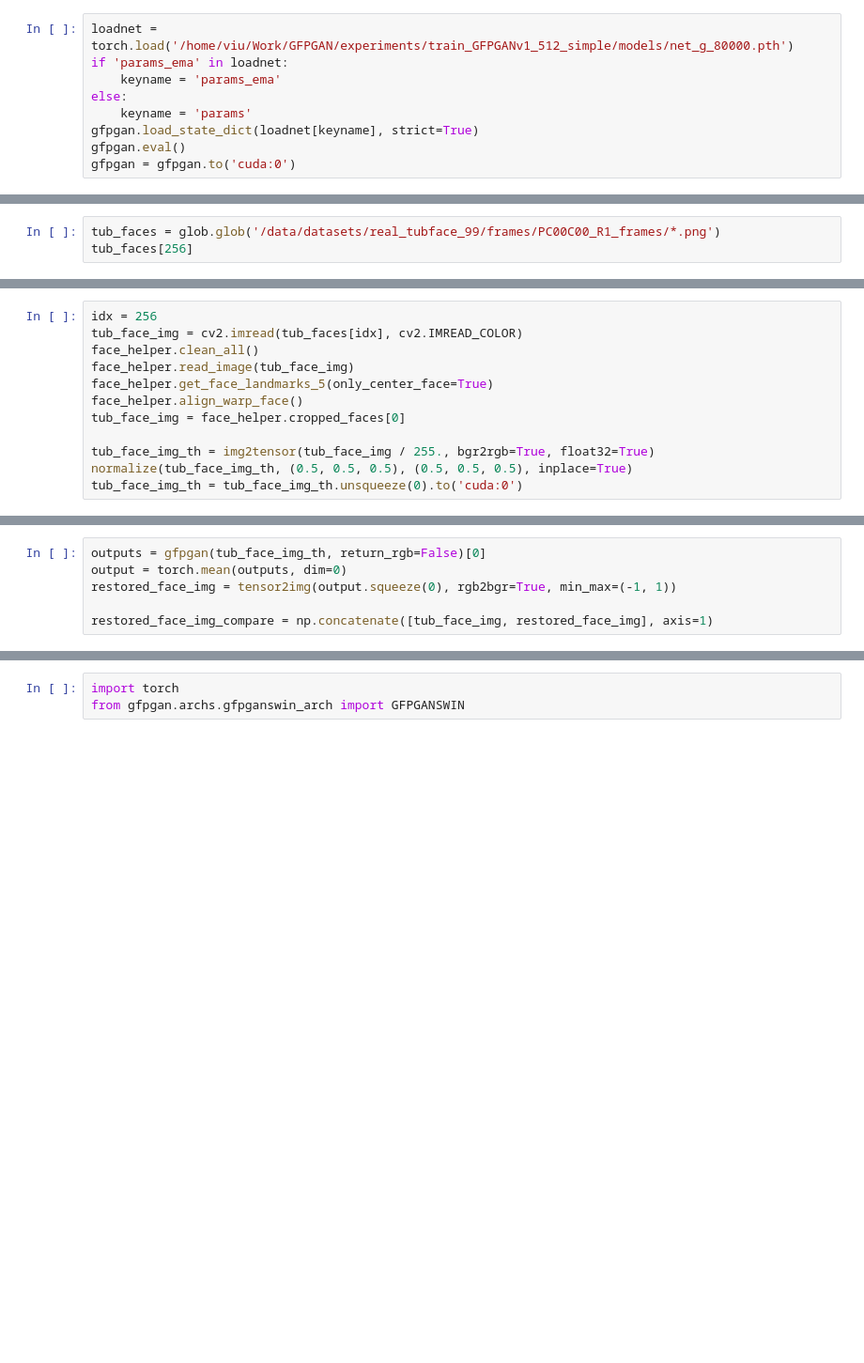
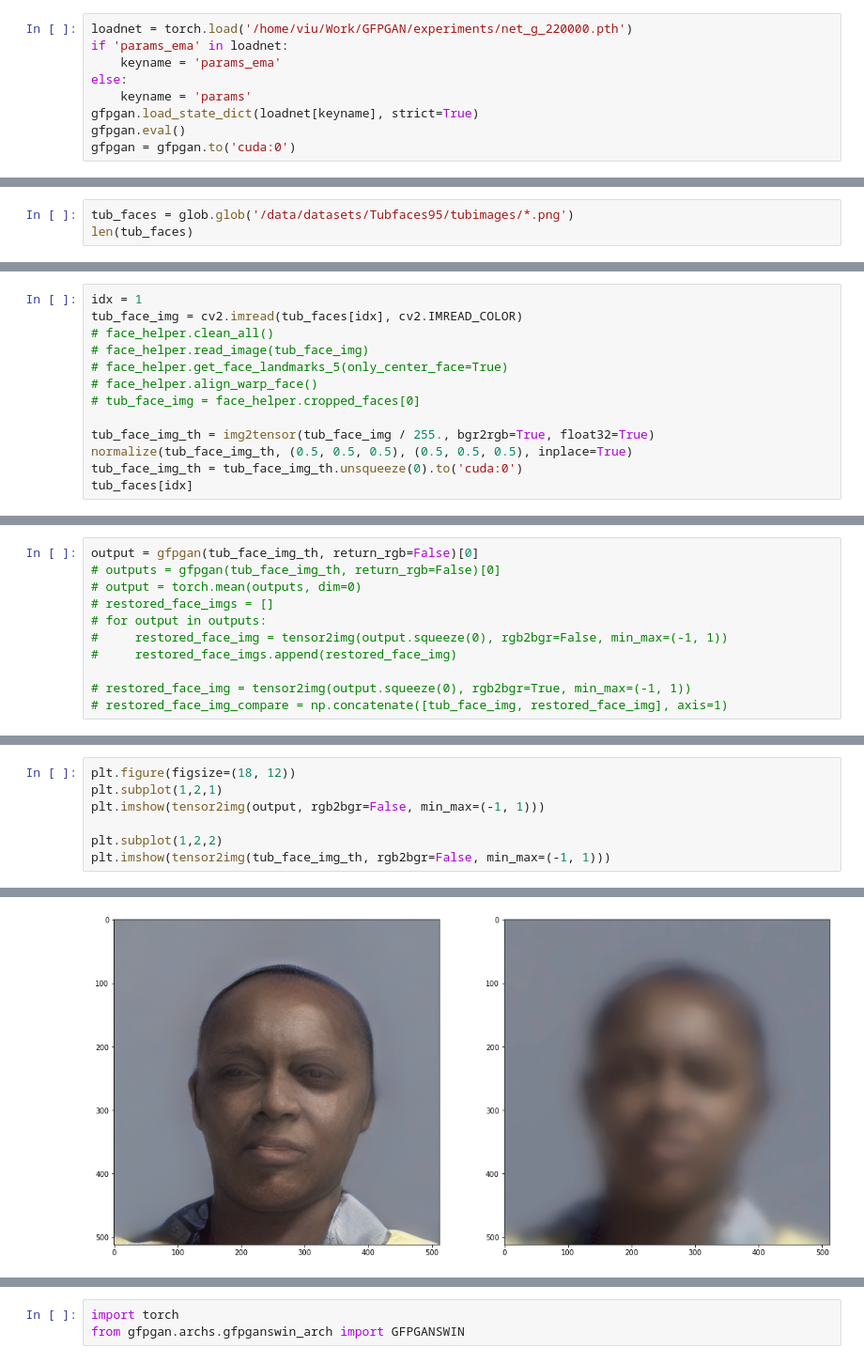
Before and after one commit to MKFMIKU/LTT-GAN, a Jupyter notebook: gfpgan/inference.ipynb, the cells around one changed output, grey strips where cells are left out. Shown at 94% size. Cells and saved outputs as stored; diff of their text form; blank space fills up the shorter version.

```diff
--- a/gfpgan/inference.ipynb
+++ b/gfpgan/inference.ipynb
@@ -49,7 +63,7 @@ GFPGANPyramid(
   )
 )
 # %%
-loadnet = torch.load('/home/viu/Work/GFPGAN/experiments/train_GFPGANv1_512_simple/models/net_g_80000.pth')
+loadnet = torch.load('/home/viu/Work/GFPGAN/experiments/net_g_220000.pth')
 if 'params_ema' in loadnet:
     keyname = 'params_ema'
 else:
@@ -71,4 +74,4 @@ face_helper = FaceRestoreHelper(
 # %%
-tub_faces = glob.glob('/data/datasets/real_tubface_99/frames/PC00C00_R1_frames/*.png')
-tub_faces[256]
+tub_faces = glob.glob('/data/datasets/Tubfaces95/tubimages/*.png')
+len(tub_faces)
 # %% [output]
@@ -76,12 +79,13 @@ tub_faces[256]
 # %%
-idx = 256
+idx = 1
 tub_face_img = cv2.imread(tub_faces[idx], cv2.IMREAD_COLOR)
-face_helper.clean_all()
-face_helper.read_image(tub_face_img)
-face_helper.get_face_landmarks_5(only_center_face=True)
-face_helper.align_warp_face()
-tub_face_img = face_helper.cropped_faces[0]
+# face_helper.clean_all()
+# face_helper.read_image(tub_face_img)
+# face_helper.get_face_landmarks_5(only_center_face=True)
+# face_helper.align_warp_face()
+# tub_face_img = face_helper.cropped_faces[0]
 
 tub_face_img_th = img2tensor(tub_face_img / 255., bgr2rgb=True, float32=True)
 normalize(tub_face_img_th, (0.5, 0.5, 0.5), (0.5, 0.5, 0.5), inplace=True)
 tub_face_img_th = tub_face_img_th.unsqueeze(0).to('cuda:0')
+tub_faces[idx]
@@ -88,6 +94,11 @@ tub_face_img_th = tub_face_img_th.unsqueeze(0).to('cuda:0')
 # %%
-outputs = gfpgan(tub_face_img_th, return_rgb=False)[0]
-output = torch.mean(outputs, dim=0)
-restored_face_img = tensor2img(output.squeeze(0), rgb2bgr=True, min_max=(-1, 1))
+output = gfpgan(tub_face_img_th, return_rgb=False)[0]
+# outputs = gfpgan(tub_face_img_th, return_rgb=False)[0]
+# output = torch.mean(outputs, dim=0)
+# restored_face_imgs = []
+# for output in outputs:
+#     restored_face_img = tensor2img(output.squeeze(0), rgb2bgr=False, min_max=(-1, 1))
+#     restored_face_imgs.append(restored_face_img)
 
-restored_face_img_compare = np.concatenate([tub_face_img, restored_face_img], axis=1)
+# restored_face_img = tensor2img(output.squeeze(0), rgb2bgr=True, min_max=(-1, 1))
+# restored_face_img_compare = np.concatenate([tub_face_img, restored_face_img], axis=1)
@@ -100,0 +111,8 @@ plt.imshow(restored_face_img_compare[:, :, ::-1])
+# %%
+plt.figure(figsize=(18, 12))
+plt.subplot(1,2,1)
+plt.imshow(tensor2img(output, rgb2bgr=False, min_max=(-1, 1)))
+
+plt.subplot(1,2,2)
+plt.imshow(tensor2img(tub_face_img_th, rgb2bgr=False, min_max=(-1, 1)))
+# %% [output]
@@ -101,3 +120,4 @@ plt.imshow(restored_face_img_compare[:, :, ::-1])
+[figure, added]
 # %%
 for tub_face in tqdm(tub_faces):
     tub_face_img = cv2.imread(tub_face, cv2.IMREAD_COLOR)
```
Also changed, not shown: parts of 10 cells of this notebook, 9 other files.
